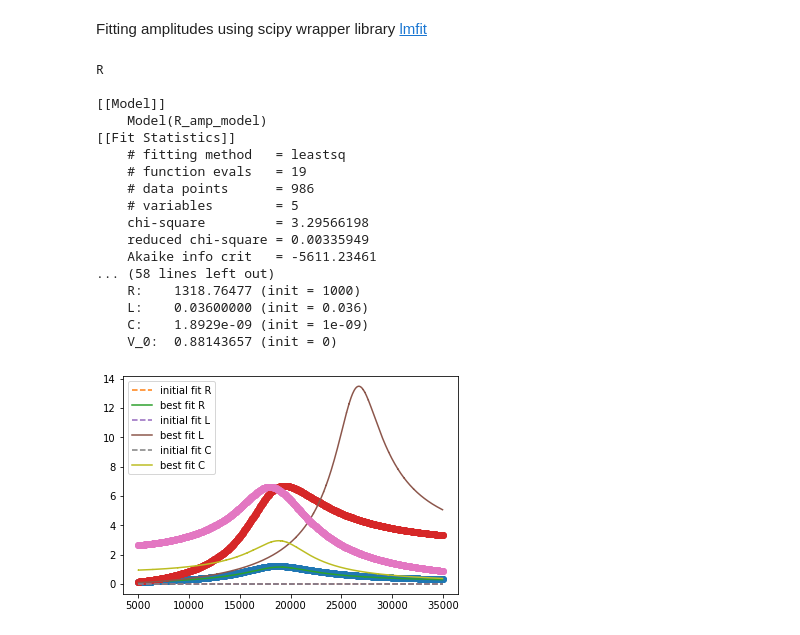
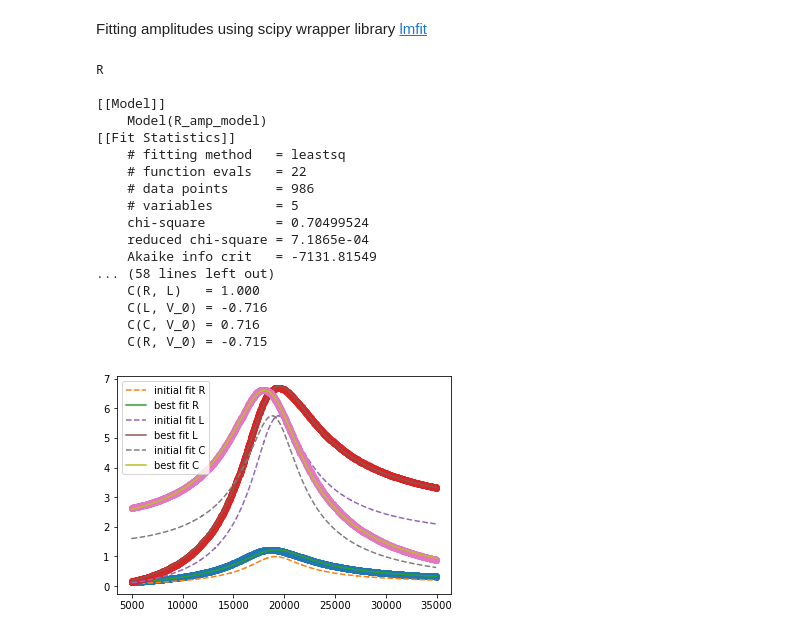
Before and after one commit to Feyn-23/Lab-II, a Jupyter notebook: amplitudes_alternative.ipynb, the cells around one changed output. Saved outputs shown, nothing was run; the diff lists cells and outputs as text; code cells hidden in the pictures.

```diff
--- a/amplitudes_alternative.ipynb
+++ b/amplitudes_alternative.ipynb
@@ -11,21 +11,21 @@ paramsC = Parameters()
 # paramsR.add('L',.741e-02, min=3.6e-02, max=5.5e-02)
 # paramsR.add('C',.46e-09, min=1e-09, max=2e-09)
 # paramsR.add('V_0'.2,min=1, max=2)
-paramsR.add('R_r',min=950, max=1100)
-paramsR.add('R',min=1e03, max=3e03)
-paramsR.add('L',min=3.6e-02, max=5.5e-02)
-paramsR.add('C',min=1e-09, max=2e-09)
-paramsR.add('V_0',min=0, max=5)
+paramsR.add('R_r',996.7, min=950, max=1500)
+paramsR.add('R',min=1.5e03, max=3e03)
+paramsR.add('L',4.741e-02, min=3.0e-02, max=5.5e-02)
+paramsR.add('C',1.46e-09, min=1e-09, max=2e-09)
+paramsR.add('V_0',1.5,min=0.0,max=3.0)
 
-paramsL.add('R',min=1e03, max=3e03)
-paramsL.add('L', min=3.6e-02, max=5.5e-02)
-paramsL.add('C', min=1e-09, max=2e-09)
-paramsL.add('V_0',min=0, max=5)
+paramsL.add('R',min=1.5e03, max=3e03)
+paramsL.add('L',4.741e-02, min=3.0e-02, max=5.5e-02)
+paramsL.add('C',1.46e-09, min=1e-09, max=2e-09)
+paramsL.add('V_0',1.5,min=0.0,max=3.0)
 
-paramsC.add('R',min=1e03, max=3e03)
-paramsC.add('L',.741e-02, min=3.6e-02, max=5.5e-02)
-paramsC.add('C', min=1e-09, max=2e-09)
-paramsC.add('V_0',min=0, max=5)
+paramsC.add('R',min=1.5e03, max=3e03)
+paramsC.add('L',4.741e-02, min=3.0e-02, max=5.5e-02)
+paramsC.add('C',1.46e-09, min=1e-09, max=2e-09)
+paramsC.add('V_0',1.5,min=0.0,max=3.0)
 # %%
 import numpy as np
 
@@ -44,12 +44,12 @@ def R_amp_model(x, R_r , R, L, C, V_0):
     den = np.sqrt( R**2 + (2*np.pi*x* L - 1/(2*np.pi*x* C))**2)
     return num / den
 def L_amp_model(x, R, L, C, V_0):
-    num = 2*np.pi*f * L * V_0
-    den = np.sqrt( R**2 + (2*np.pi*f * L - 1/(2*np.pi*f * C))**2)
+    num = 2*np.pi*x *L * V_0
+    den = np.sqrt( R**2 + (2*np.pi*x *L - 1/(2*np.pi*x *C))**2)
     return num / den
 def C_amp_model(x, R, L, C, V_0):
-    num = V_0 / (2*np.pi*f * C)
-    den = np.sqrt( R**2 + (2*np.pi*f * L - 1/(2*np.pi*f * C))**2)
+    num = V_0 / (2*np.pi*x *C)
+    den = np.sqrt( R**2 + (2*np.pi*x *L - 1/(2*np.pi*x *C))**2)
     return num / den
 
 Rmodel = Model(R_amp_model)
@@ -62,40 +62,40 @@ resultC = Cmodel.fit(ampC,x=x,params=paramsC)
 
 print('R\n')
 print(resultR.fit_report())
 print('L\n')
 print(resultL.fit_report())
 print('C\n')
 print(resultC.fit_report())
 plt.plot(x, ampR, 'o')
 plt.plot(x, resultR.init_fit, '--', label='initial fit R')
 plt.plot(x, resultR.best_fit, '-', label='best fit R')
 plt.plot(x, ampL, 'o')
 plt.plot(x, resultL.init_fit, '--', label='initial fit L')
 plt.plot(x, resultL.best_fit, '-', label='best fit L')
 plt.plot(x, ampC, 'o')
 plt.plot(x, resultC.init_fit, '--', label='initial fit C')
 plt.plot(x, resultC.best_fit, '-', label='best fit C')
 plt.legend()
 
 plt.savefig('figs/amplitudes.pdf')
 plt.show()
 # %% [output]
 R
 
 [[Model]]
     Model(R_amp_model)
 [[Fit Statistics]]
     # fitting method   = leastsq
-    # function evals   = 19
+    # function evals   = 22
     # data points      = 986
     # variables        = 5
-    chi-square         = 3.29566198
-    reduced chi-square = 0.00335949
-    Akaike info crit   = -5611.23461
+    chi-square         = 0.70499524
+    reduced chi-square = 7.1865e-04
+    Akaike info crit   = -7131.81549
 ... (58 lines left out)
-    R:    1318.76477 (init = 1000)
-    L:    0.03600000 (init = 0.036)
-    C:    1.8929e-09 (init = 1e-09)
-    V_0:  0.88143657 (init = 0)
+    C(R, L)   = 1.000
+    C(L, V_0) = -0.716
+    C(C, V_0) = 0.716
+    C(R, V_0) = -0.715
-[figure, old version]
+[figure, new version]
 # %%
```
Also changed, not shown: parts of 1 cell of this notebook, 1 other file.
